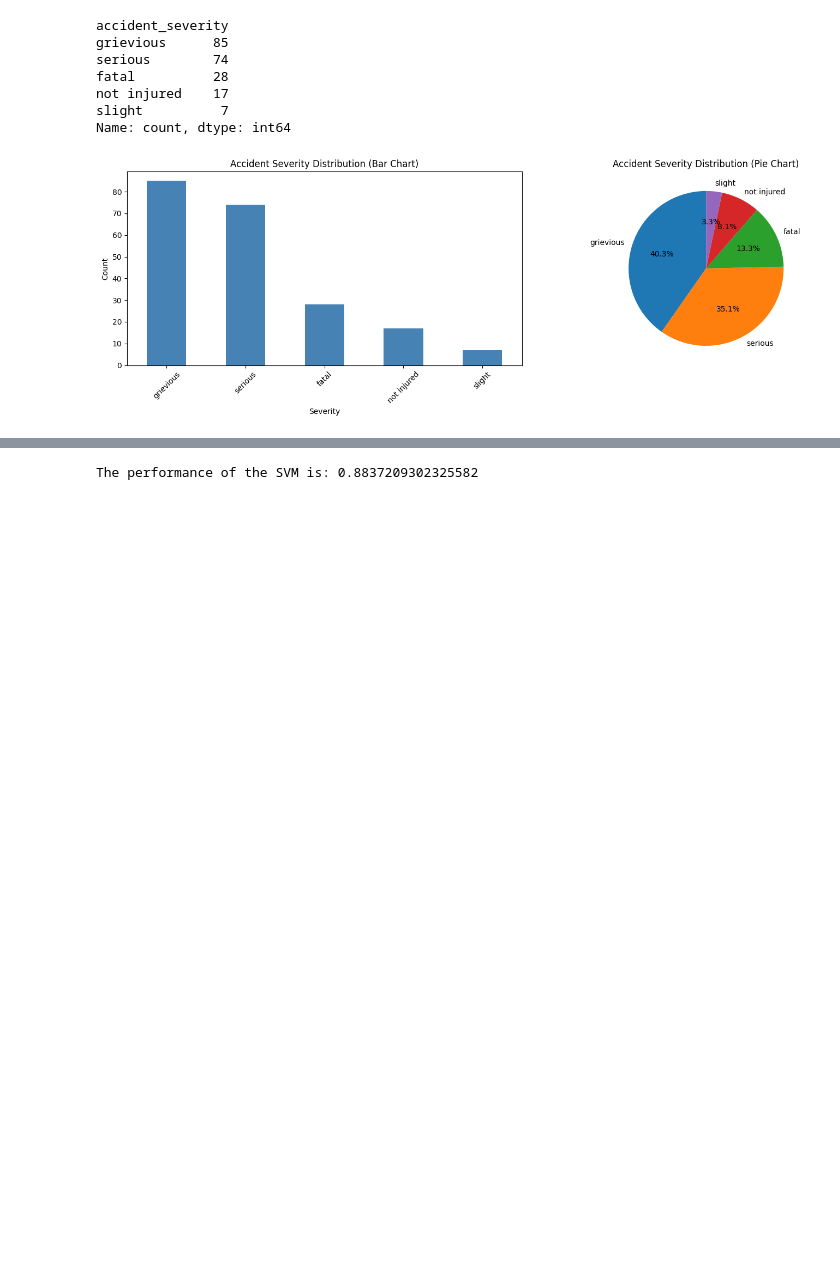
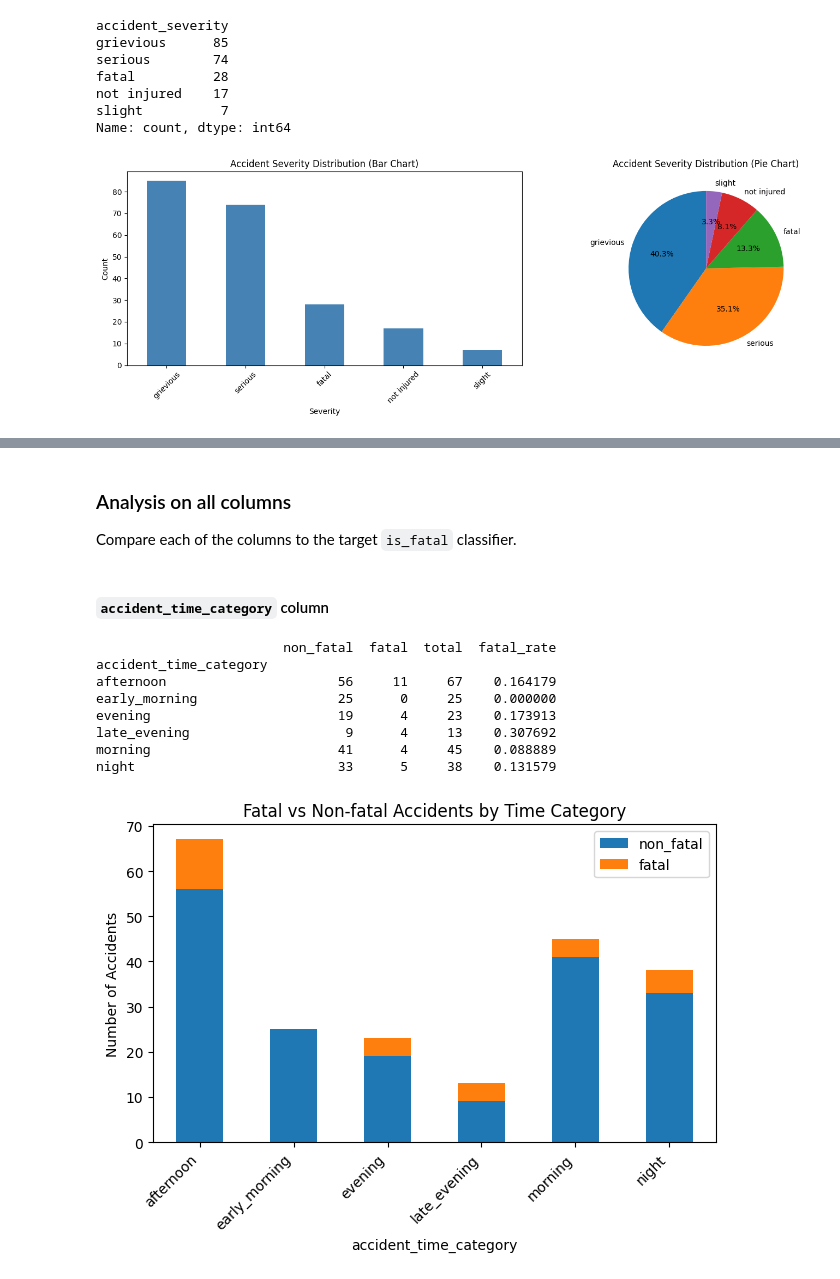
Before and after one commit to michael-vella/ics5110-assignment, a Jupyter notebook: notebooks/individual/michael_vella/svm_implementation.ipynb, the cells around one changed output, grey strips where cells are left out. Cells and saved outputs as stored; diff of their text form; code cells hidden in the pictures; blank space fills up the shorter version.

```diff
--- a/notebooks/individual/michael_vella/svm_implementation.ipynb
+++ b/notebooks/individual/michael_vella/svm_implementation.ipynb
@@ -402,9 +219,41 @@ Name: target_severity, dtype: int64
-# %%
-clf = SVC(C=10, kernel="linear", degree=3, gamma="auto")
-clf.fit(X_train, y_train)
-y_pred = clf.predict(X_test)
-acc = accuracy_score(y_test, y_pred)
-
-print(f"The performance of the SVM is: {acc}")
-# %% [output]
-The performance of the SVM is: 0.8837209302325582
+# %% [markdown]
+### Analysis on all columns
+
+Compare each of the columns to the target `is_fatal` classifier.
+# %% [markdown]
+#### `accident_time_category` column
+# %%
+accident_time_category_stats = (
+    df
+    .groupby("accident_time_category")["is_fatal"]
+    .value_counts()
+    .unstack(fill_value=0)
+)
+
+accident_time_category_stats.columns = ["non_fatal", "fatal"]
+
+accident_time_category_stats["total"] = accident_time_category_stats["non_fatal"] + accident_time_category_stats["fatal"]
+accident_time_category_stats["fatal_rate"] = accident_time_category_stats["fatal"] / accident_time_category_stats["total"]
+
+print(accident_time_category_stats)
+
+accident_time_category_stats[["non_fatal", "fatal"]].plot(
+    kind="bar",
+    stacked=True
+)
+
+plt.ylabel("Number of Accidents")
+plt.title("Fatal vs Non-fatal Accidents by Time Category")
+plt.xticks(rotation=45, ha="right")
+plt.tight_layout()
+plt.show()
+# %% [output]
+                        non_fatal  fatal  total  fatal_rate
+accident_time_category
+afternoon                      56     11     67    0.164179
+early_morning                  25      0     25    0.000000
+evening                        19      4     23    0.173913
+late_evening                    9      4     13    0.307692
+morning                        41      4     45    0.088889
+night                          33      5     38    0.131579
+[figure, added]
```
Also changed, not shown: parts of 65 cells of this notebook.
